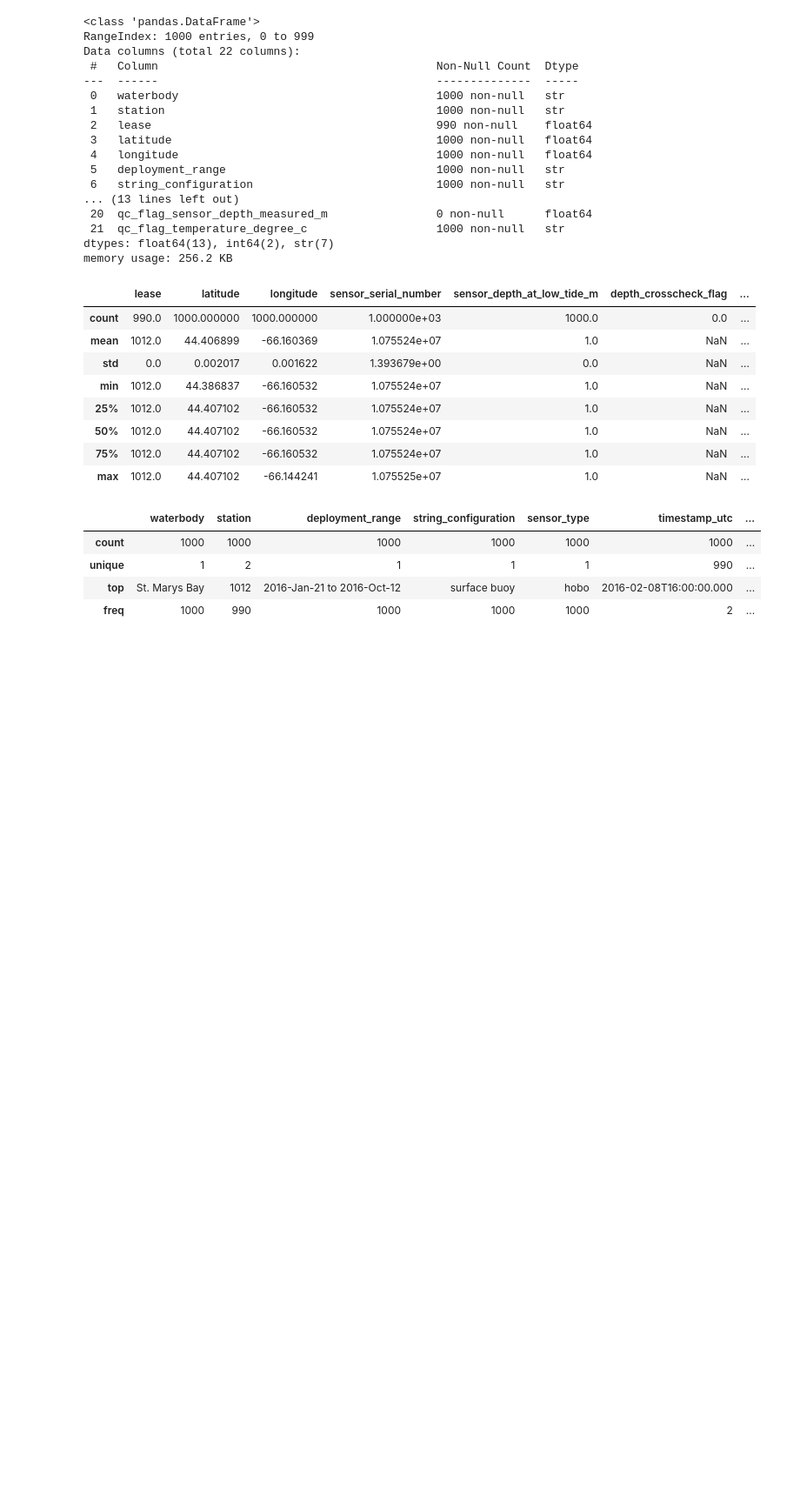
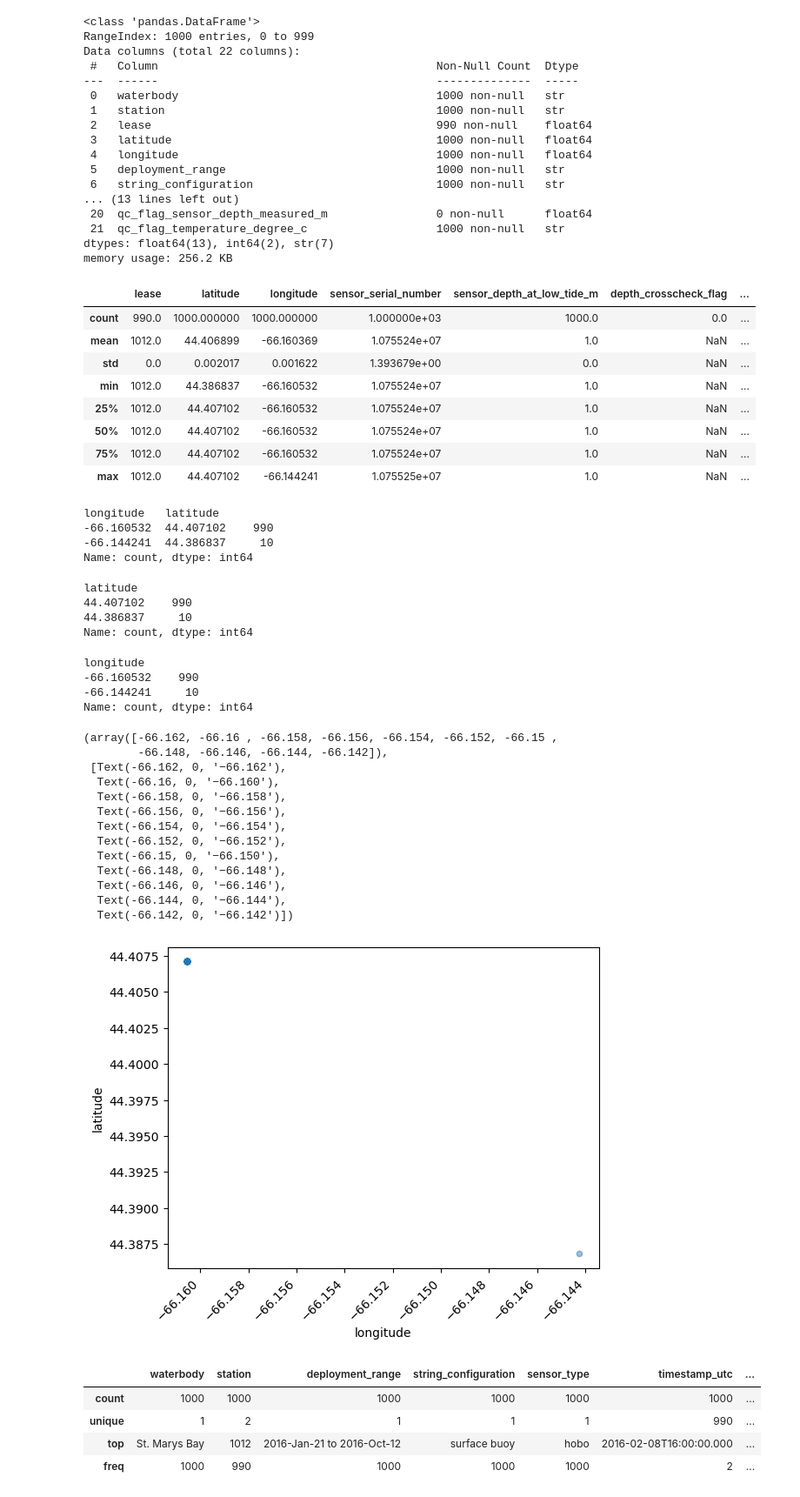
Before and after one commit to oceanhackweek/ohw26_model_downsampling, a Jupyter notebook: contributor_folders/faizan/explore_cmar_data.ipynb, the cells around one changed output. Shown at 87% size. Drawn from its saved outputs; the diff is of its cells as text; code cells hidden in the pictures; blank space fills up the shorter version.

```diff
--- a/contributor_folders/faizan/explore_cmar_data.ipynb
+++ b/contributor_folders/faizan/explore_cmar_data.ipynb
@@ -58,6 +58,46 @@ df.describe()
 | 50% | 1012.0 | 44.407102 | -66.160532 | 1.075524e+07 | 1.0 | NaN | ... |
 | 75% | 1012.0 | 44.407102 | -66.160532 | 1.075524e+07 | 1.0 | NaN | ... |
 | max | 1012.0 | 44.407102 | -66.144241 | 1.075525e+07 | 1.0 | NaN | ... |
+# %%
+df[['longitude','latitude']].value_counts()
+# %% [output]
+longitude   latitude
+-66.160532  44.407102    990
+-66.144241  44.386837     10
+Name: count, dtype: int64
+# %%
+df['latitude'].value_counts()
+# %% [output]
+latitude
+44.407102    990
+44.386837     10
+Name: count, dtype: int64
+# %%
+df['longitude'].value_counts()
+# %% [output]
+longitude
+-66.160532    990
+-66.144241     10
+Name: count, dtype: int64
+# %%
+
+df.plot.scatter(x='longitude', y='latitude', alpha=0.05)
+plt.xticks(rotation=45, ha='right')
+# %% [output]
+(array([-66.162, -66.16 , -66.158, -66.156, -66.154, -66.152, -66.15 ,
+        -66.148, -66.146, -66.144, -66.142]),
+ [Text(-66.162, 0, '−66.162'),
+  Text(-66.16, 0, '−66.160'),
+  Text(-66.158, 0, '−66.158'),
+  Text(-66.156, 0, '−66.156'),
+  Text(-66.154, 0, '−66.154'),
+  Text(-66.152, 0, '−66.152'),
+  Text(-66.15, 0, '−66.150'),
+  Text(-66.148, 0, '−66.148'),
+  Text(-66.146, 0, '−66.146'),
+  Text(-66.144, 0, '−66.144'),
+  Text(-66.142, 0, '−66.142')])
+[figure, added]
 # %%
 df.describe(include='str')
 # %% [output]
```
Also changed, not shown: 3 other files.
